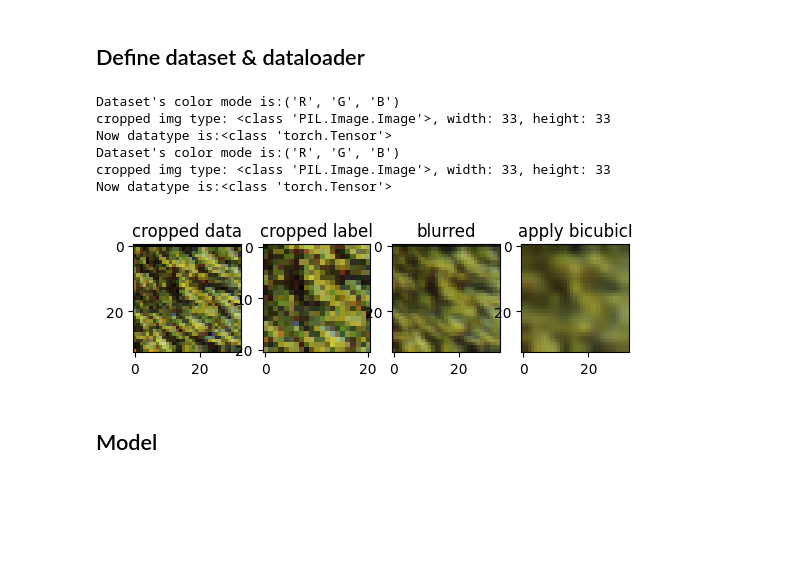
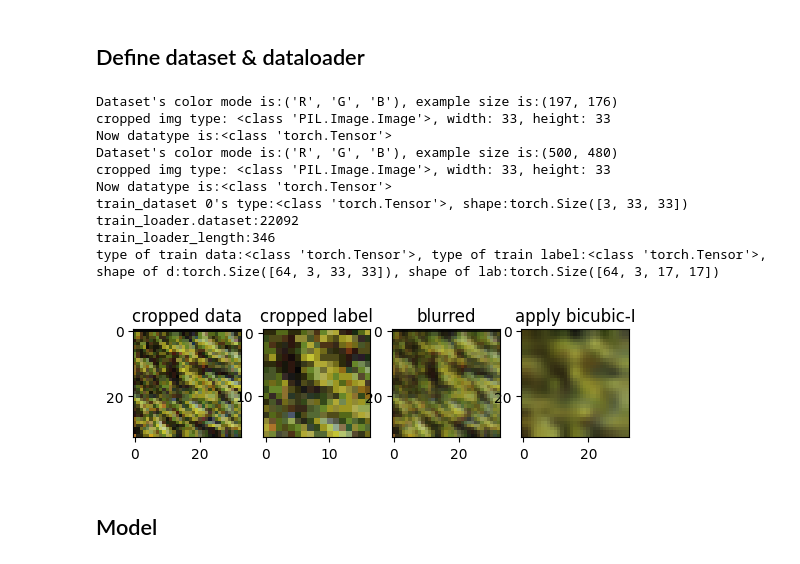
Before and after one commit to Sirius147/img-transforming-Neural-Nets-Studying, a Jupyter notebook: SRCNN/srModel.ipynb, the cells around one changed output. Cells and saved outputs as stored; diff of their text form; code cells hidden in the pictures; blank space fills up the shorter version.

```diff
--- a/SRCNN/srModel.ipynb
+++ b/SRCNN/srModel.ipynb
@@ -38,7 +38,7 @@ class SRdataset(Dataset):
         self.data_path = glob.glob(data_path)
         # data color channel 확인
         tmp = Image.open(self.data_path[0])
-        print(f"Dataset's color mode is:{tmp.getbands()}")
+        print(f"Dataset's color mode is:{tmp.getbands()}, example size is:{tmp.size}")
         self.sub_img_size = sub_img_size
         # 고해상 이미지는 filter size로 인해 크기가 작아지는데, 이 사이즈에 맞는 label 생성을 위한 멤버변수 -> size gap
         self.size_gap = size_gap
@@ -62,7 +62,7 @@ class SRdataset(Dataset):
         print(f"cropped img type: {type(self.data[0])}, width: {self.data[0].width}, height: {self.data[0].height}")
         # blurring train data
         for idx in range(len(self.data)):
-            self.data[idx] = self.data[idx].filter(ImageFilter.GaussianBlur(0.8))
+            self.data[idx] = self.data[idx].filter(ImageFilter.GaussianBlur(0.6))
         # blurred img 확인
         plt.subplot(1,4,3)
         plt.imshow(self.data[0])
@@ -72,10 +72,13 @@ class SRdataset(Dataset):
             self.data[idx] = self.bicubic_interpolation(self.data[idx],self.upscale_factor)
         plt.subplot(1,4,4)
         plt.imshow(self.data[0])
-        plt.title("apply bicubicI")
+        plt.title("apply bicubic-I")
         # data transforming to Tensor
         for idx in range(len(self.data)):
             self.data[idx],self.label[idx] = self.transform(self.data[idx]), self.transform(self.label[idx])
+            # self.label[idx] = self.label[idx].to(torch.float32)
+            # self.label[idx] /= 255.0
+
         print(f"Now datatype is:{type(self.data[0])}")
     # stride를 14로 돌면서 img를 sub_img_size로 crop하여 train data 생성, size 변화 고려하여 label 생성
     def cropping(self, img, sub_img_size, size_gap, stride):
@@ -106,37 +109,49 @@ class SRdataset(Dataset):
 # %%
 # params for dataset
 data_path = "./T91/*.png"
 test_path1 = "./Set5/Set5/*.png"
 test_path2 = "./Set14/Set14/*.png"
 sub_img_size, stride, upscale_factor = 33, 14, 3
 # basic filter size of SRCNN
-f1, f2, f3 = 9, 1, 5
+f1, f2, f3 = 9, 5, 5
 out_img_size = sub_img_size - (f1+f2+f3) + 3
 size_gap = (sub_img_size - out_img_size)//2
 
 #params for dataloader
 batch_size = 64
 train_dataset = SRdataset(data_path, sub_img_size, size_gap, stride, upscale_factor)
 # test_dataset1 = SRdataset(test_path1, sub_img_size, size_gap, stride, upscale_factor)
 test_dataset2 = SRdataset(test_path2,sub_img_size, size_gap, stride, upscale_factor)
 
 train_loader = DataLoader(train_dataset, batch_size = batch_size)
 test_loader2 = DataLoader(test_dataset2, batch_size = batch_size)
+
+print(f"train_dataset 0's type:{type(train_dataset[0][0])}, shape:{train_dataset[0][0].shape}")
+
+print(f"train_loader.dataset:{len(train_loader.dataset)}")
+print(f"train_loader_length:{len(train_loader)}")
 # train_loader test
-# for data, label in train_loader:
-#     img, lab = data[0], label[0]
-# plt.subplot(2,1,1) # subplots -> return fig, axes
-# plt.imshow(np.transpose(img,(1,2,0)))
-# plt.subplot(2,1,2)
-# plt.imshow(np.transpose(lab,(1,2,0)))
+for data, label in train_loader:
+    img, lab = data[0], label[0]
+    print(f"type of train data:{type(data)}, type of train label:{type(label)}, shape of d:{data.shape}, shape of lab:{label.shape}")
+    break
+    # plt.subplot(2,1,1) # subplots -> return fig, axes
+    # plt.imshow(np.transpose(img,(1,2,0)))
+    # plt.subplot(2,1,2)
+    # plt.imshow(np.transpose(lab,(1,2,0)))
+#    break
 # %% [output]
-Dataset's color mode is:('R', 'G', 'B')
+Dataset's color mode is:('R', 'G', 'B'), example size is:(197, 176)
 cropped img type: <class 'PIL.Image.Image'>, width: 33, height: 33
 Now datatype is:<class 'torch.Tensor'>
-Dataset's color mode is:('R', 'G', 'B')
+Dataset's color mode is:('R', 'G', 'B'), example size is:(500, 480)
 cropped img type: <class 'PIL.Image.Image'>, width: 33, height: 33
 Now datatype is:<class 'torch.Tensor'>
+train_dataset 0's type:<class 'torch.Tensor'>, shape:torch.Size([3, 33, 33])
+train_loader.dataset:22092
+train_loader_length:346
+type of train data:<class 'torch.Tensor'>, type of train label:<class 'torch.Tensor'>, shape of d:torch.Size([64, 3, 33, 33]), shape of lab:torch.Size([64, 3, 17, 17])
-[figure, old version]
+[figure, new version]
 # %% [markdown]
 ## Model
 # %%
```
Also changed, not shown: parts of 4 cells of this notebook, 10 other files.
